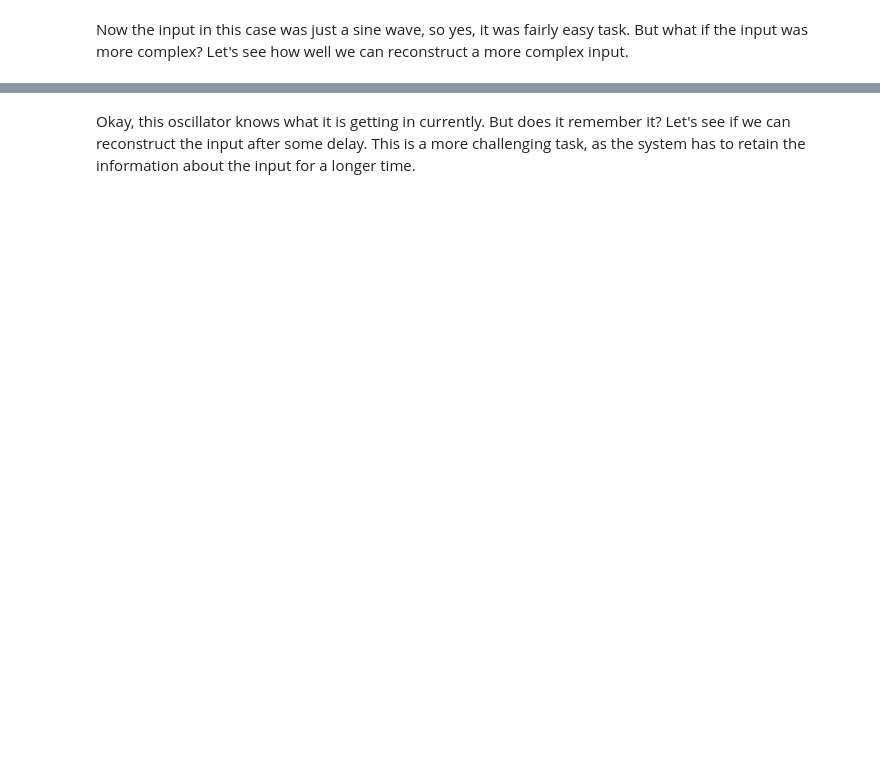
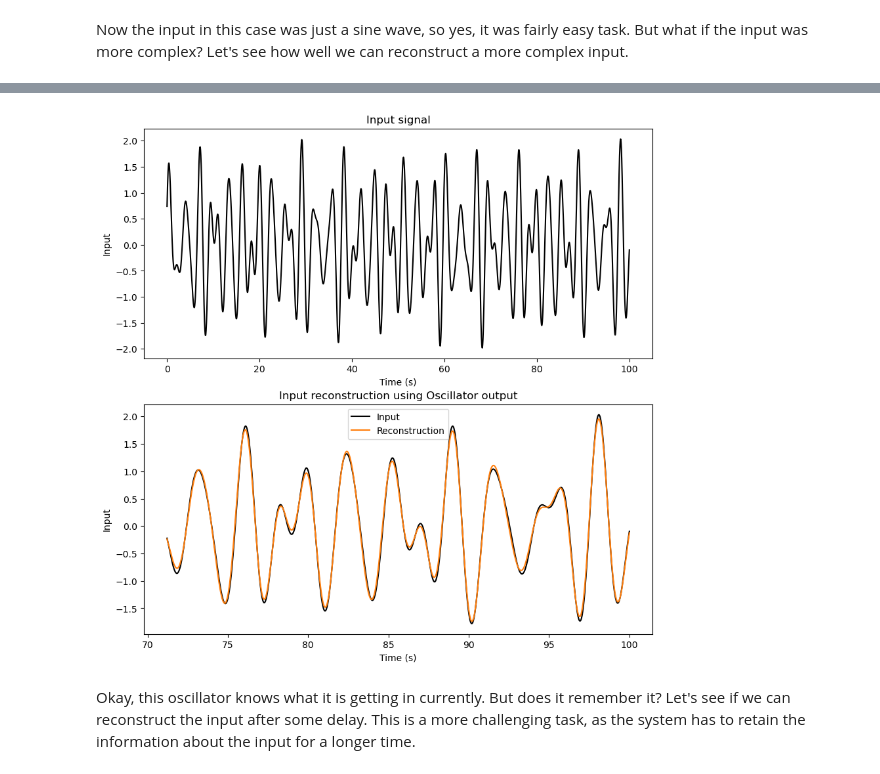
Before and after one commit to apoorvakhairnar/the_curious_notebook, a Jupyter notebook: modules/dynamics_that_compute/01_coupled_oscillator_reservoir/notebook.ipynb, the cells around one changed output, grey strips where cells are left out. Cells and saved outputs as stored; diff of their text form; code cells hidden in the pictures; blank space fills up the shorter version.

```diff
--- a/modules/dynamics_that_compute/01_coupled_oscillator_reservoir/notebook.ipynb
+++ b/modules/dynamics_that_compute/01_coupled_oscillator_reservoir/notebook.ipynb
@@ -459,0 +451,88 @@ R^2: 1.000/1.0
+# %%
+def drive_signal(t, omega_d):
+    t = np.asarray(t)
+    return (
+        np.sin(omega_d * t) + 0.65 * np.sin(np.sqrt(2) * omega_d * t + 0.6) + 0.4 * np.sin(np.sqrt(3) * omega_d * t + 1.2)
+    )
+
+# Tuned parameters for a bounded, diverse reservoir response
+N = 128
+m = 1.0
+seed = 56
+rng = np.random.default_rng(seed)
+
+zeta_matrix = rng.uniform(0.3, 1.0, N)
+omega_n = np.exp(rng.uniform(np.log(0.3), np.log(5.0), N))
+k_matrix = np.diag(m * omega_n**2)
+beta_matrix = 2 * m * zeta_matrix * omega_n
+
+omega_d = 2.0  # Driving frequency
+F0 = 10
+F_matrix = np.zeros(N)
+input_nodes = np.array([0])  # Only the first oscillator is driven
+readout_nodes = np.arange(1, N)  # All oscillators are read out except the first one
+F_matrix[input_nodes] = 1.0  # Only the first oscillator is driven, others are passive
+
+seed = 268
+rng = np.random.default_rng(seed)
+c_matrix = make_coupling_matrix(N, density=0.1, coupling_strength=20, omega_n=omega_n, rng=rng)
+
+y0 = 0.01 * rng.standard_normal(2 * N)
+t_span = (0.0, 100.0)
+t_eval = np.linspace(*t_span, 5000)
+
+sol = solve_ivp(
+    coupled_oscillators,
+    t_span,
+    y0,
+    args=(k_matrix, m, beta_matrix, F0, omega_d, F_matrix, c_matrix),
+    t_eval=t_eval,
+    max_step=0.05,
+    rtol=1e-6,
+    atol=1e-8,
+ )
+
+assert sol.success, sol.message
+X_sol = sol.y[:N].T
+X = X_sol[:, readout_nodes]  # Read out only the passive oscillators
+input_trace = drive_signal(sol.t, omega_d)
+
+# Input reconstruction on the tuned reservoir states
+washout = 200
+delay_steps = 0
+train_fraction = 0.7
+ridge_alpha = 2
+
+print(f"Task: Delayed input reconstruction (delay = {delay_steps * (t_eval[1] - t_eval[0]):.3f} s)")
+
+X_eval = X[washout:]
+u_eval = input_trace[washout:]
+u_eval = u_eval[:, np.newaxis]
+
+if delay_steps >= len(u_eval):
+    raise ValueError("delay_steps is too large for the available time series length.")
+
+X_delayed = X_eval[delay_steps:]
+u_target = u_eval[:-delay_steps] if delay_steps > 0 else u_eval
+
+n_samples = len(u_target)
+train_size = int(train_fraction * n_samples)
+
+y_test, y_pred, score, _ = __fit__(X_delayed, u_target, train_size, ridge_alpha)
+
+test_time = sol.t[washout + delay_steps + train_size : washout + delay_steps + n_samples]
+
+fig, ax = plt.subplots(2, 1, figsize=(10, 10))
+ax[0].plot(sol.t, input_trace, label="Input", color="black", linewidth=1.5)
+ax[0].set_title("Input signal")
+ax[0].set_ylabel("Input")
+ax[0].set_xlabel("Time (s)")
+
+ax[1].plot(test_time, y_test.T, label="Input", color="black", linewidth=1.5)
+ax[1].plot(test_time, y_pred.T, label="Reconstruction", color="tab:orange")
+ax[1].set_title("Input reconstruction using Oscillator output")
+ax[1].set_ylabel("Input")
+ax[1].set_xlabel("Time (s)")
+ax[1].legend()
+plt.show()
+# %% [output]
@@ -460,3 +541,4 @@ R^2: 1.000/1.0
+[figure, added]
 # %% [markdown]
 Okay, this oscillator knows what it is getting in currently. But does it remember it? Let's see if we can reconstruct the input after some delay. This is a more challenging task, as the system has to retain the information about the input for a longer time.
 # %%
```
Also changed, not shown: parts of 10 cells of this notebook.
